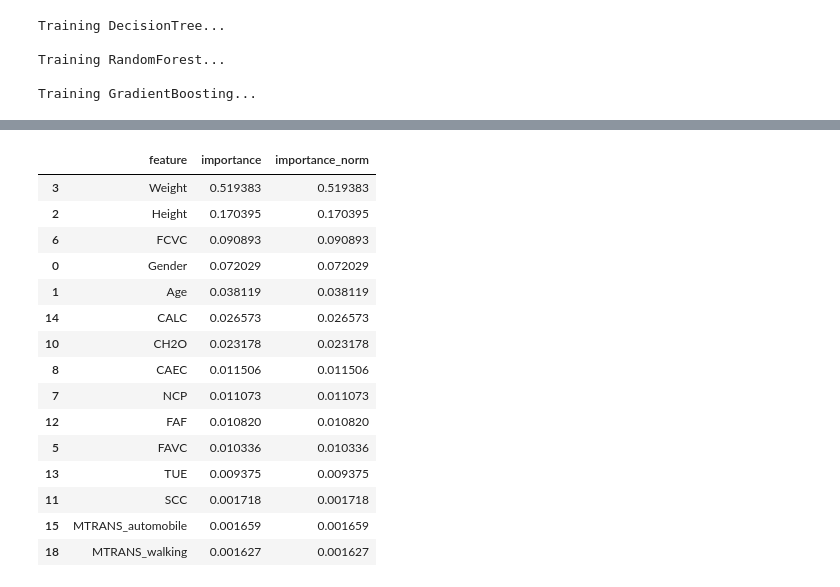
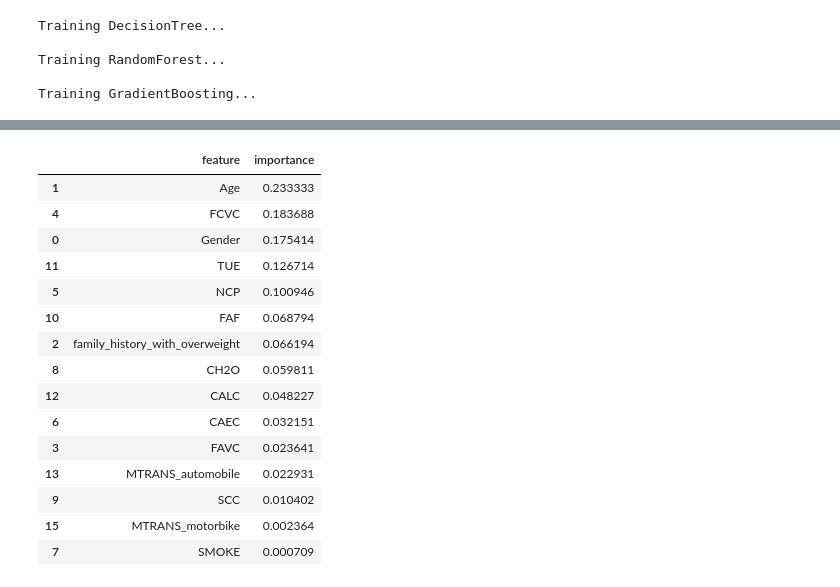
Before and after one commit to RenauxNt/MLSD-InsightWellness-AI, a Jupyter notebook: notebooks/models_experimentation.ipynb, the cells around one changed output, grey strips where cells are left out. Drawn from its saved outputs; the diff is of its cells as text; code cells hidden in the pictures.

```diff
--- a/notebooks/models_experimentation.ipynb
+++ b/notebooks/models_experimentation.ipynb
@@ -29,4 +35,5 @@ Test shape: (423, 19)
 # %%
+T = params["train"]
 models = {
     "DecisionTree": DecisionTreeClassifier(
         max_depth=15,
@@ -34,7 +41,7 @@ models = {
     ),
     "RandomForest": RandomForestClassifier(
         n_estimators=T["n_estimators"],
-        max_depth=T["param_grid"]["max_depth"][1],
+        max_depth=5,
         random_state=T["random_state"],
         n_jobs=-1,
     ),
@@ -50,18 +57,22 @@ results = {}
 for name, model in models.items():
     print(f"\nTraining {name}...")
 
-    model.fit(Xtr, ytr)
-    pte = model.predict(Xte)
+    model.fit(X_train, y_train)
+    pte = model.predict(X_test)
 
-    cv_scores = cross_val_score(model, Xtr, ytr, cv=5, scoring="f1_macro", n_jobs=-1)
+    cv_scores = cross_val_score(
+        model, X_train, y_train, cv=5, scoring="f1_macro", n_jobs=-1
+    )
 
     results[name] = {
-        "test_accuracy": round(float(accuracy_score(yte, pte)), 4),
-        "test_f1_macro": round(float(f1_score(yte, pte, average="macro")), 4),
+        "test_accuracy": round(float(accuracy_score(y_test, pte)), 4),
+        "test_f1_macro": round(float(f1_score(y_test, pte, average="macro")), 4),
         "test_precision_macro": round(
-            float(precision_score(yte, pte, average="macro")), 4
+            float(precision_score(y_test, pte, average="macro")), 4
         ),
-        "test_recall_macro": round(float(recall_score(yte, pte, average="macro")), 4),
+        "test_recall_macro": round(
+            float(recall_score(y_test, pte, average="macro")), 4
+        ),
         "cv_f1_macro_mean": round(float(cv_scores.mean()), 4),
         "cv_f1_macro_std": round(float(cv_scores.std()), 4),
     }
@@ -104,7 +115,7 @@ grid_search = GridSearchCV(
     verbose=1,
 )
 
-grid_search.fit(Xtr, ytr)
+grid_search.fit(X_train, y_train)
 
 print("Best params:", grid_search.best_params_)
 print("Best CV score:", grid_search.best_score_)
@@ -152,29 +183,34 @@ fi_df.head(15)
 # %%
 from sklearn.inspection import permutation_importance
 
 perm = permutation_importance(
-    grid_search.best_estimator_, Xte, yte, n_repeats=10, random_state=42, n_jobs=-1
+    grid_search.best_estimator_,
+    X_test,
+    y_test,
+    n_repeats=10,
+    random_state=42,
+    n_jobs=-1,
 )
 
 perm_df = pd.DataFrame(
-    {"feature": Xtr.columns, "importance": perm.importances_mean}
+    {"feature": X_train.columns, "importance": perm.importances_mean}
 ).sort_values(by="importance", ascending=False)
 
-perm_df.head(15)
+print(perm_df)
 # %% [output]
-|  | feature | importance | importance_norm |
-| 3 | Weight | 0.519383 | 0.519383 |
-| 2 | Height | 0.170395 | 0.170395 |
-| 6 | FCVC | 0.090893 | 0.090893 |
-| 0 | Gender | 0.072029 | 0.072029 |
-| 1 | Age | 0.038119 | 0.038119 |
-| 14 | CALC | 0.026573 | 0.026573 |
-| 10 | CH2O | 0.023178 | 0.023178 |
-| 8 | CAEC | 0.011506 | 0.011506 |
-| 7 | NCP | 0.011073 | 0.011073 |
-| 12 | FAF | 0.010820 | 0.010820 |
-| 5 | FAVC | 0.010336 | 0.010336 |
-| 13 | TUE | 0.009375 | 0.009375 |
-| 11 | SCC | 0.001718 | 0.001718 |
-| 15 | MTRANS_automobile | 0.001659 | 0.001659 |
-| 18 | MTRANS_walking | 0.001627 | 0.001627 |
+|  | feature | importance |
+| 1 | Age | 0.233333 |
+| 4 | FCVC | 0.183688 |
+| 0 | Gender | 0.175414 |
+| 11 | TUE | 0.126714 |
+| 5 | NCP | 0.100946 |
+| 10 | FAF | 0.068794 |
+| 2 | family_history_with_overweight | 0.066194 |
+| 8 | CH2O | 0.059811 |
+| 12 | CALC | 0.048227 |
+| 6 | CAEC | 0.032151 |
+| 3 | FAVC | 0.023641 |
+| 13 | MTRANS_automobile | 0.022931 |
+| 9 | SCC | 0.010402 |
+| 15 | MTRANS_motorbike | 0.002364 |
+| 7 | SMOKE | 0.000709 |
```
Also changed, not shown: parts of 11 cells of this notebook, 7 other files.
